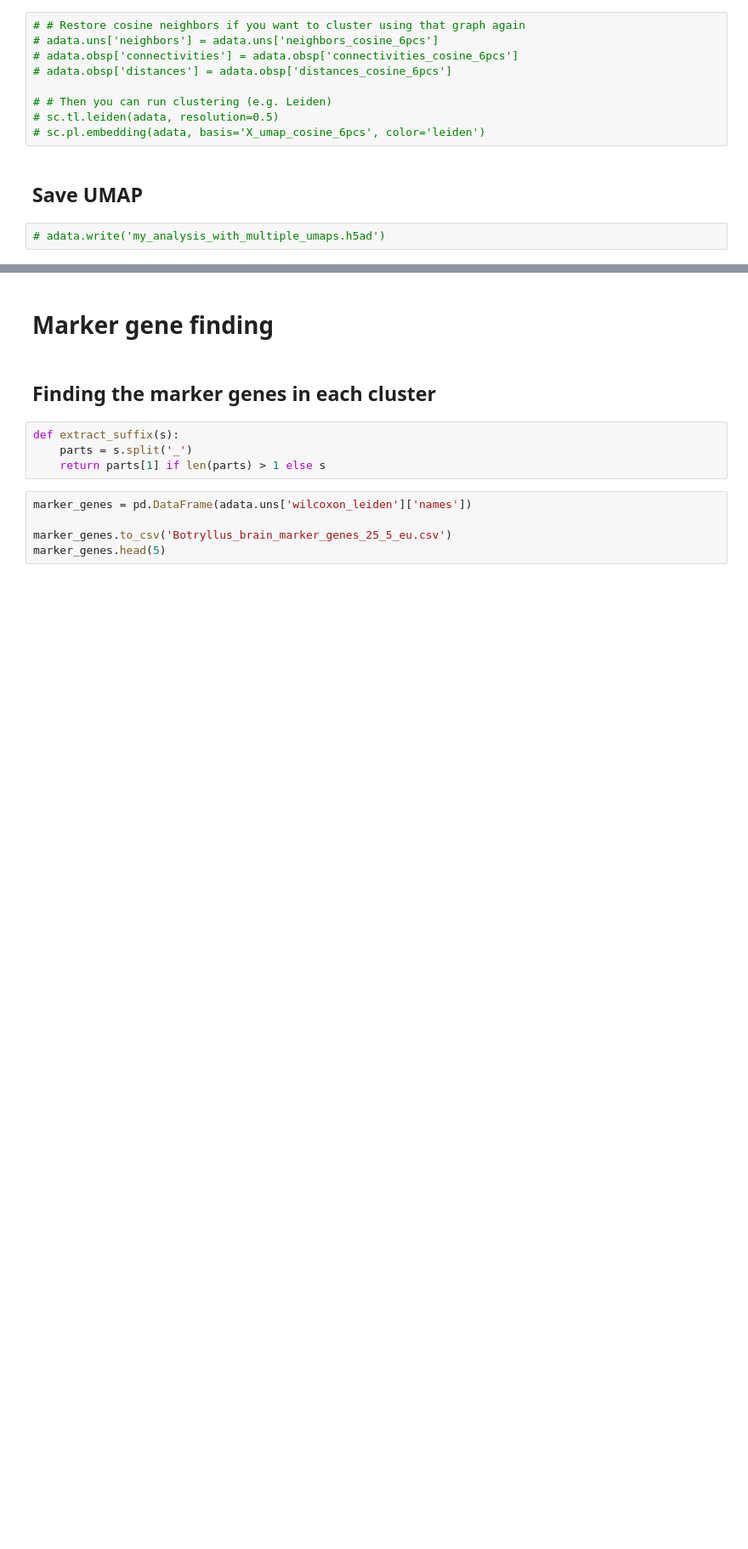
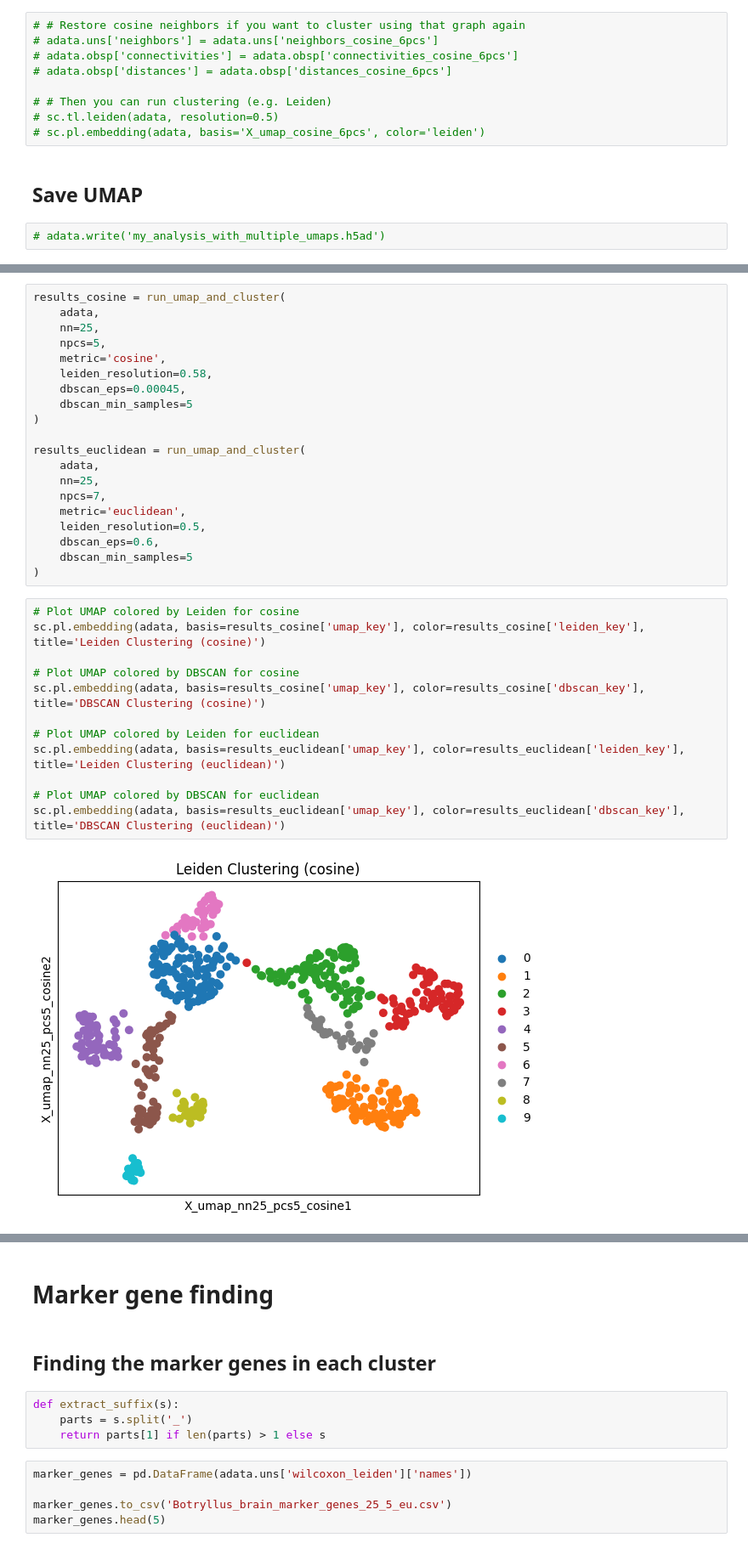
Before and after one commit to ateferos77/Butryllus_Brain_scRNAseq, a Jupyter notebook: Botryllus_dataset2_Base.ipynb, the cells around one changed output, grey strips where cells are left out. Shown at 85% size. Cells and saved outputs as stored; diff of their text form; blank space fills up the shorter version.

```diff
--- a/Botryllus_dataset2_Base.ipynb
+++ b/Botryllus_dataset2_Base.ipynb
@@ -470,0 +454,34 @@ WARNING: Gene labels are not shown when more than 50 genes are visualized. To sh
+# %%
+results_cosine = run_umap_and_cluster(
+    adata,
+    nn=25,
+    npcs=5,
+    metric='cosine',
+    leiden_resolution=0.58,
+    dbscan_eps=0.00045,
+    dbscan_min_samples=5
+)
+
+results_euclidean = run_umap_and_cluster(
+    adata,
+    nn=25,
+    npcs=7,
+    metric='euclidean',
+    leiden_resolution=0.5,
+    dbscan_eps=0.6,
+    dbscan_min_samples=5
+)
+# %%
+# Plot UMAP colored by Leiden for cosine
+sc.pl.embedding(adata, basis=results_cosine['umap_key'], color=results_cosine['leiden_key'], title='Leiden Clustering (cosine)')
+
+# Plot UMAP colored by DBSCAN for cosine
+sc.pl.embedding(adata, basis=results_cosine['umap_key'], color=results_cosine['dbscan_key'], title='DBSCAN Clustering (cosine)')
+
+# Plot UMAP colored by Leiden for euclidean
+sc.pl.embedding(adata, basis=results_euclidean['umap_key'], color=results_euclidean['leiden_key'], title='Leiden Clustering (euclidean)')
+
+# Plot UMAP colored by DBSCAN for euclidean
+sc.pl.embedding(adata, basis=results_euclidean['umap_key'], color=results_euclidean['dbscan_key'], title='DBSCAN Clustering (euclidean)')
+# %% [output]
+[figure, added]
```
Also changed, not shown: parts of 11 cells of this notebook.
